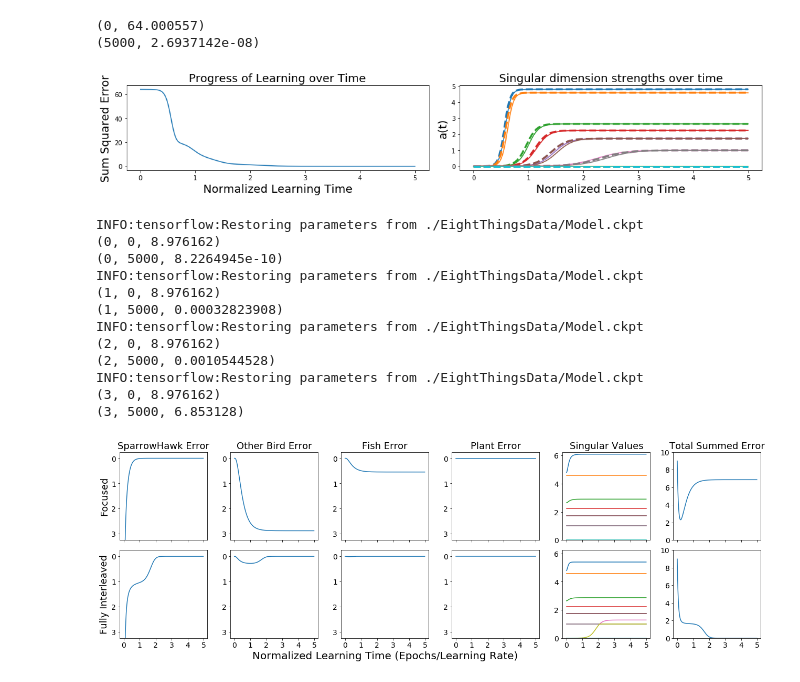
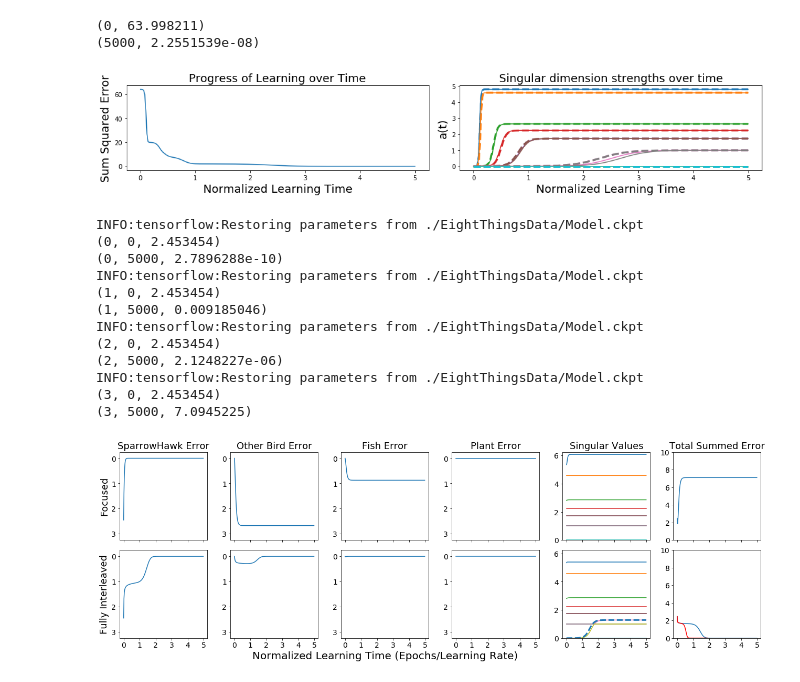
Before and after one commit to lampinen/integration_CLS, a Jupyter notebook: EightThingsAuto.ipynb, the cells around one changed output. Cells and saved outputs as stored; diff of their text form; code cells hidden in the pictures.

Commit message:
Bugfix in figure generation

```diff
--- a/EightThingsAuto.ipynb
+++ b/EightThingsAuto.ipynb
@@ -16,7 +16,7 @@ rcParams.update({'figure.autolayout':True})
 #useBias = False
 #fixedBaseRateBiases = True # only relevant if useBias = True
 
-onehot = True
+onehot = False
 deep = False
 usemodes = False
 newitem = 'SparrowHawk'
@@ -154,8 +154,8 @@ lrnresults = {"stepcount" : stepcount, "sseval" : sseval,"hidvec" : hidvec,
            "outvec" : outvec, "dstregths" : dstrengths}
 pickle.dump(lrnresults, open("./EightThingsData/lrnresults.pkl","wb"))
 # %% [output]
-(0, 64.000557)
-(5000, 2.6937142e-08)
+(0, 63.998211)
+(5000, 2.2551539e-08)
 # %%
 tau = 1/lr; scalefactor = 2
 if onehot == True: spow = 1
@@ -191,7 +191,7 @@ def lrncurves():
 
 lrncurves()
 # %% [output]
-[figure, old version]
+[figure, new version]
 # %%
 if deep: maxepochs = 100000
 nc = 4
@@ -262,17 +262,17 @@ if AddSpHk:
 # pickle.dump(pngresults, open("./EightThingsData/pngresults.pkl","wb"))
 # %% [output]
 INFO:tensorflow:Restoring parameters from ./EightThingsData/Model.ckpt
-(0, 0, 8.976162)
-(0, 5000, 8.2264945e-10)
+(0, 0, 2.453454)
+(0, 5000, 2.7896288e-10)
 INFO:tensorflow:Restoring parameters from ./EightThingsData/Model.ckpt
-(1, 0, 8.976162)
-(1, 5000, 0.00032823908)
+(1, 0, 2.453454)
+(1, 5000, 0.009185046)
 INFO:tensorflow:Restoring parameters from ./EightThingsData/Model.ckpt
-(2, 0, 8.976162)
-(2, 5000, 0.0010544528)
+(2, 0, 2.453454)
+(2, 5000, 2.1248227e-06)
 INFO:tensorflow:Restoring parameters from ./EightThingsData/Model.ckpt
-(3, 0, 8.976162)
-(3, 5000, 6.853128)
+(3, 0, 2.453454)
+(3, 5000, 7.0945225)
 # %%
 def pnglrnint():
     rcParams.update({'figure.autolayout':False})
@@ -306,38 +306,39 @@ def pnglrnint():
         ax[i,4].plot(stepcount3[ix[i],mn:mx]*tscale,dstrengths3[ix[i],mn:mx]);ax[i,4].set_ylim(0,6.25)
         ax[i,5].plot(stepcount3[ix[i],mn:mx]*tscale,sseval3[ix[i],mn:mx]);ax[i,5].set_ylim(0,ssmax)
     for j in range(4):
         ax[ar-1,j].set_xticks([0,1,2,3,4,5])
     ax[ar-1,2].set_xlabel('Normalized Learning Time (Epochs/Learning Rate)',fontsize=20)
     # if firstepochs > 0: ax[1,4].plot((stepcount3[ix[0],mn:cmx]+1000)*tscale,dstrmath9[mn:cmx,6],linestyle='--',linewidth=3) #Use for SHonly vs Full
 
-    if FocusedVsFull == False and firstepochs == 0:
+    if firstepochs == 0:
         ax[1,4].plot(stepcount3[0,mn:mx]*tscale,dstrmath9[mn:mx,6],linestyle='--',linewidth=3) #Use for SHonly
-        ax[1,5].plot(stepcount3[0,mn:mx]*tscale*(3.4/9),sseval3[1,mn:mx],color='r')
         #ax[2,5].plot(stepcount3[0,mn:mx]*tscale*(3.4/9),sseval3[2,mn:mx],color='k')
         #ax[2,5].plot(stepcount3[0,mn:mx]*tscale*(3.4/9),sseval3[1,mn:mx],color='r')
-        ax[0,4].plot(stepcount3[0,mn:mx]*tscale,dstrmath9[mn:mx,6],linestyle='--',linewidth=3) #Use for SWIL vs control
-        ax[2,4].plot(stepcount3[0,mn:cmx]*tscale*(3/1.6),dstrmath9[mn:cmx,6],linestyle='--',linewidth=3) #Use for SWIL vs control
+        if not FocusedVsFull:
+            ax[1,5].plot(stepcount3[0,mn:mx]*tscale*(3.4/9),sseval3[1,mn:mx],color='r')
+            ax[0,4].plot(stepcount3[0,mn:mx]*tscale,dstrmath9[mn:mx,6],linestyle='--',linewidth=3) #Use for SWIL vs control
+            ax[2,4].plot(stepcount3[0,mn:cmx]*tscale*(3/1.6),dstrmath9[mn:cmx,6],linestyle='--',linewidth=3) #Use for SWIL vs control
     #print(3/1.6)
 
     if firstepochs > 0:
         for i in range(ar):
             for j in range(6):
                 ax[i, j].axvspan(0, firstepochs * tscale, color='grey', alpha=0.2)
     #plt.show()
     plt.gcf().subplots_adjust(bottom=.12, top=0.94, left=.04)
     if FocusedVsFull:
         fig_filename = fig_prefix + 'learning_by_category_fvf.eps'
     else:
         fig_filename = fig_prefix + 'learning_by_category.eps'
     plt.savefig(fig_filename)
     #FIX: Need better Color for last dimension; Use y labels as row headings; set y label to Summed Feature Error for first four panels
     #FIX: Use larger font; remove b' and end ' from c labels
     rcParams.update({'figure.autolayout':True})
 
 if AddSpHk:
     pnglrnint()
 # %% [output]
-[figure, old version]
+[figure, new version]
 # %%
 def mkpatplots3():
     steplist = np.array([0,1,2,5, 10, 20, 50, 100, 250])
```
Also changed, not shown: parts of 2 cells of this notebook, 1 other file.
